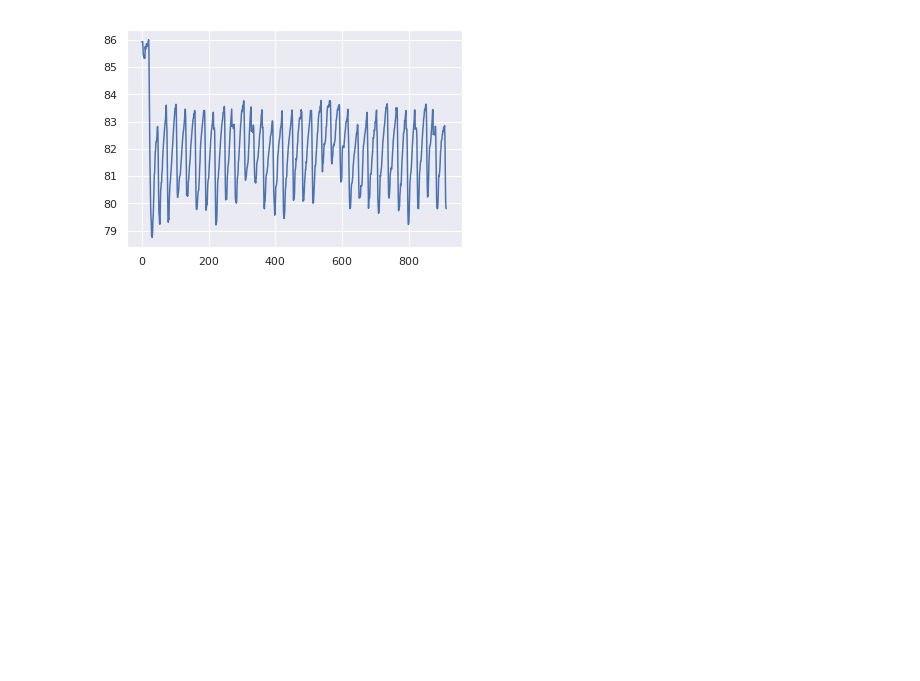
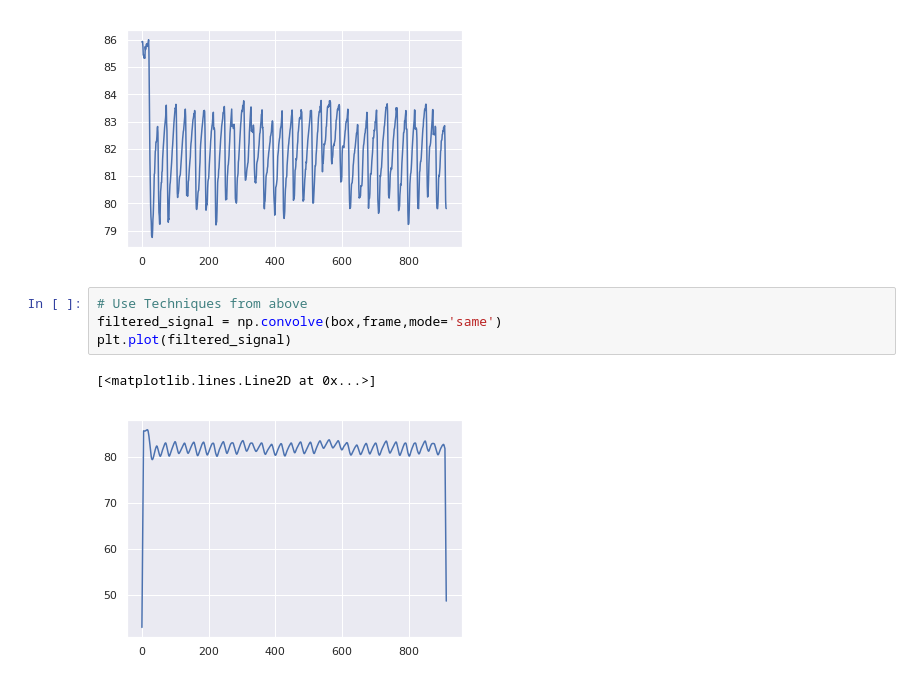
Before and after one commit to varose99/ds4bme, a Jupyter notebook: ecglab.ipynb, the cells around one changed output. Saved outputs shown, nothing was run; the diff lists cells and outputs as text; blank space fills up the shorter version.

```diff
--- a/ecglab.ipynb
+++ b/ecglab.ipynb
@@ -393,3 +393,10 @@ plt.plot(frame)
 # %% [output]
 [<matplotlib.lines.Line2D at 0x...>]
 [figure]
+# %%
+# Use Techniques from above
+filtered_signal = np.convolve(box,frame,mode='same')
+plt.plot(filtered_signal)
+# %% [output]
+[<matplotlib.lines.Line2D at 0x...>]
+[figure, added]
```
Also changed, not shown: parts of 1 cell of this notebook.
